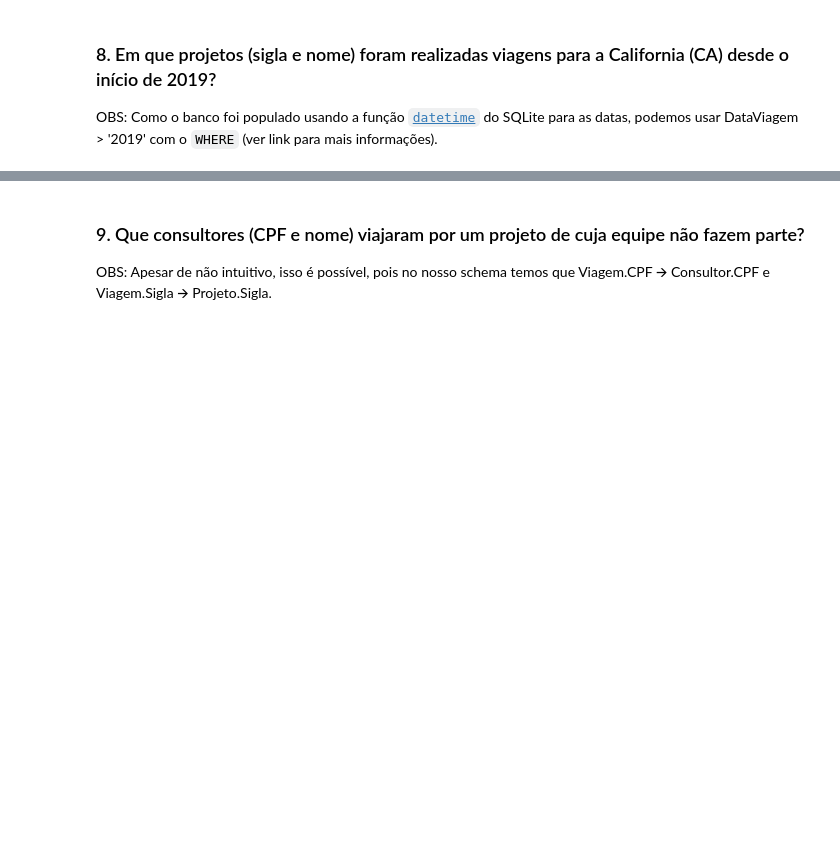
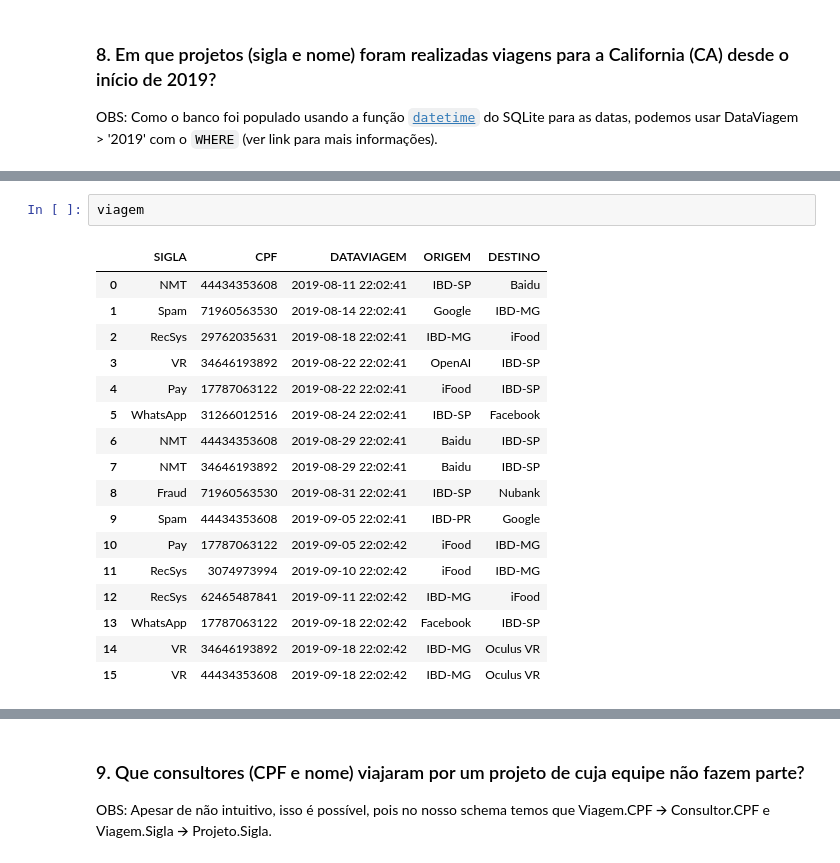
Before and after one commit to abnermneves/ibd, a Jupyter notebook: exercicios/Exercícios parte 2.ipynb, the cells around one changed output, grey strips where cells are left out. Drawn from its saved outputs; the diff is of its cells as text; blank space fills up the shorter version.

```diff
--- a/exercicios/Exercícios parte 2.ipynb
+++ b/exercicios/Exercícios parte 2.ipynb
@@ -217,0 +245,20 @@ OBS: Como o banco foi populado usando a função [`datetime`](https://www.sqlite
+# %%
+viagem
+# %% [output]
+|  | SIGLA | CPF | DATAVIAGEM | ORIGEM | DESTINO |
+| 0 | NMT | 44434353608 | 2019-08-11 22:02:41 | IBD-SP | Baidu |
+| 1 | Spam | 71960563530 | 2019-08-14 22:02:41 | Google | IBD-MG |
+| 2 | RecSys | 29762035631 | 2019-08-18 22:02:41 | IBD-MG | iFood |
+| 3 | VR | 34646193892 | 2019-08-22 22:02:41 | OpenAI | IBD-SP |
+| 4 | Pay | 17787063122 | 2019-08-22 22:02:41 | iFood | IBD-SP |
+| 5 | WhatsApp | 31266012516 | 2019-08-24 22:02:41 | IBD-SP | Facebook |
+| 6 | NMT | 44434353608 | 2019-08-29 22:02:41 | Baidu | IBD-SP |
+| 7 | NMT | 34646193892 | 2019-08-29 22:02:41 | Baidu | IBD-SP |
+| 8 | Fraud | 71960563530 | 2019-08-31 22:02:41 | IBD-SP | Nubank |
+| 9 | Spam | 44434353608 | 2019-09-05 22:02:41 | IBD-PR | Google |
+| 10 | Pay | 17787063122 | 2019-09-05 22:02:42 | iFood | IBD-MG |
+| 11 | RecSys | 3074973994 | 2019-09-10 22:02:42 | iFood | IBD-MG |
+| 12 | RecSys | 62465487841 | 2019-09-11 22:02:42 | IBD-MG | iFood |
+| 13 | WhatsApp | 17787063122 | 2019-09-18 22:02:42 | Facebook | IBD-SP |
+| 14 | VR | 34646193892 | 2019-09-18 22:02:42 | IBD-MG | Oculus VR |
+| 15 | VR | 44434353608 | 2019-09-18 22:02:42 | IBD-MG | Oculus VR |
```
Also changed, not shown: parts of 3 cells of this notebook.
